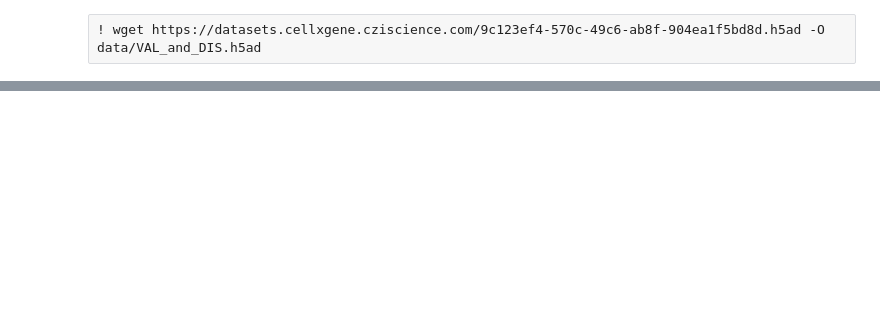
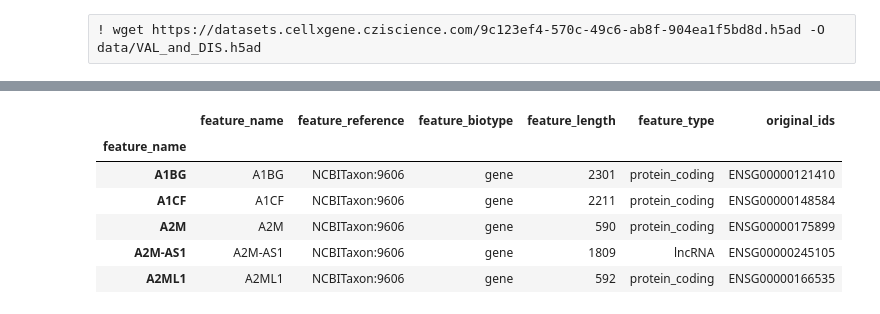
Before and after one commit to sarkar-lab/IGP_S26_single_cell, a Jupyter notebook: week_1/1_Quick_Start_Single_Cell.ipynb, the cells around one changed output, grey strips where cells are left out. Saved outputs shown, nothing was run; the diff lists cells and outputs as text; code cells hidden in the pictures; blank space fills up the shorter version.

```diff
--- a/week_1/1_Quick_Start_Single_Cell.ipynb
+++ b/week_1/1_Quick_Start_Single_Cell.ipynb
@@ -119,3 +130,21 @@ adata = adata_from_web.raw.to_adata()
+# %%
+# Try to replace adata.var_names with a more readable feature-name column
+
+# 1. Preserve the original IDs
+adata.var['original_ids'] = adata.var_names
+# 2. Copy feature names
+adata.var_names = adata.var['feature_name'].astype(str)
+# 3. Ensure var_names are unique
+adata.var_names_make_unique()
+adata.var.head()  # Show the updated var table
+# %% [output]
+|  | feature_name | feature_reference | feature_biotype | feature_length | feature_type | original_ids |
+| feature_name |  |  |  |  |  |  |
+| A1BG | A1BG | NCBITaxon:9606 | gene | 2301 | protein_coding | ENSG00000121410 |
+| A1CF | A1CF | NCBITaxon:9606 | gene | 2211 | protein_coding | ENSG00000148584 |
+| A2M | A2M | NCBITaxon:9606 | gene | 590 | protein_coding | ENSG00000175899 |
+| A2M-AS1 | A2M-AS1 | NCBITaxon:9606 | gene | 1809 | lncRNA | ENSG00000245105 |
+| A2ML1 | A2ML1 | NCBITaxon:9606 | gene | 592 | protein_coding | ENSG00000166535 |
 # %%
 adata.raw = adata.copy()
 # %%
```
Also changed, not shown: parts of 13 cells of this notebook.
